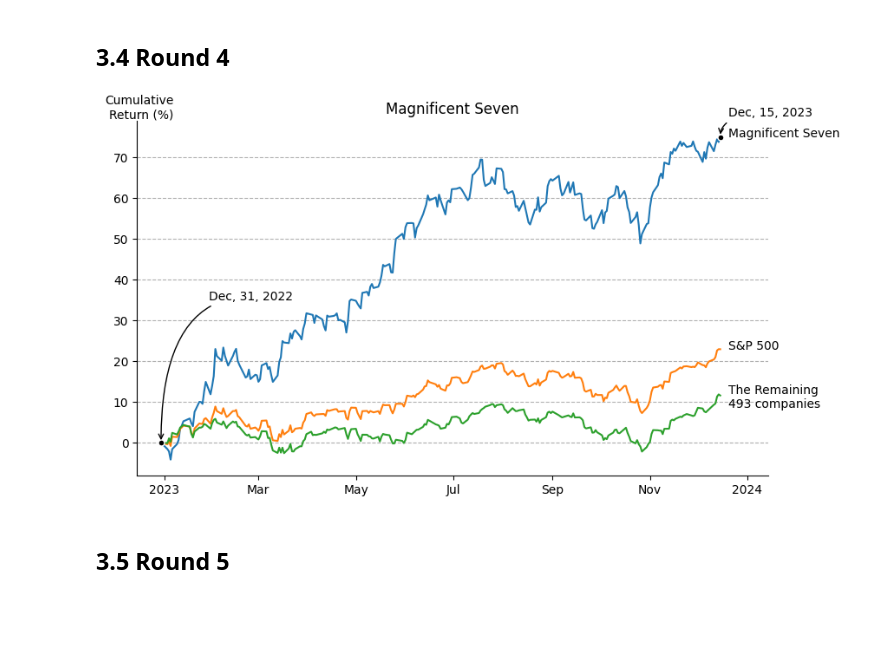
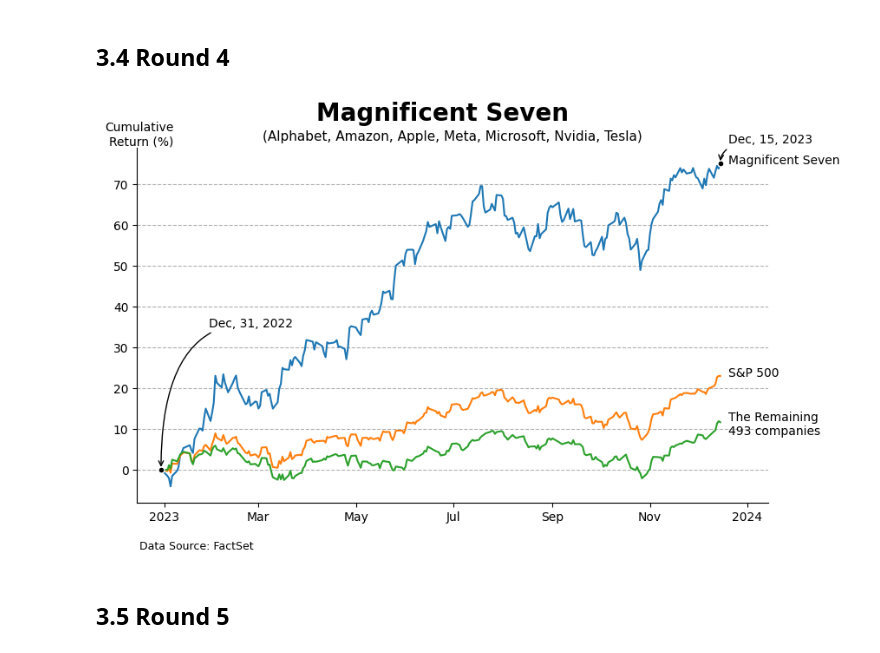
Before and after one commit to HzyBetty/Data-Visualization-Practice, a Jupyter notebook: docs/part_2/mag7.ipynb, the cells around one changed output. Cells and saved outputs as stored; diff of their text form; code cells hidden in the pictures; blank space fills up the shorter version.

```diff
--- a/docs/part_2/mag7.ipynb
+++ b/docs/part_2/mag7.ipynb
@@ -251,41 +251,40 @@ ax.annotate(
     xytext=(mag7_df["date"].iloc[-1] + pd.Timedelta("5 days"),
            mag7_df["mag7"].iloc[-1]+5,
           ),
     arrowprops=dict(arrowstyle="->", connectionstyle="angle3, angleA=0, angleB=90")
 )
 
 
 # remove x-axis label
 ax.set_xlabel("")
 
 # remove legend
 ax.legend().set_visible(False)
 
 # hide top and right spines
 ax.spines['top'].set_visible(False)
 ax.spines['right'].set_visible(False)
 
 # add y grid
 ax.grid(axis="y", linestyle="--")
 
-ax.set_title("Magnificent Seven")
+# improve title
+fig.suptitle("Magnificent Seven", fontsize=20, fontweight='bold')
+ax.set_title("(Alphabet, Amazon, Apple, Meta, Microsoft, Nvidia, Tesla)",
+          fontdict={'fontsize': 11})
 
-
-
-
-
-
-# improve title
 # add caption
+fig.text(0.13, 0.01, "Data Source: FactSet",
+         fontdict={'fontsize': 9, 'fontweight': 'light'})
 # add the figure size
 # remove tight_layout()
 
 
 
 
 plt.show()
 # %% [output]
-[figure, old version]
+[figure, new version]
 # %% [markdown]
 ## 3.5 Round 5
 # %%
```
